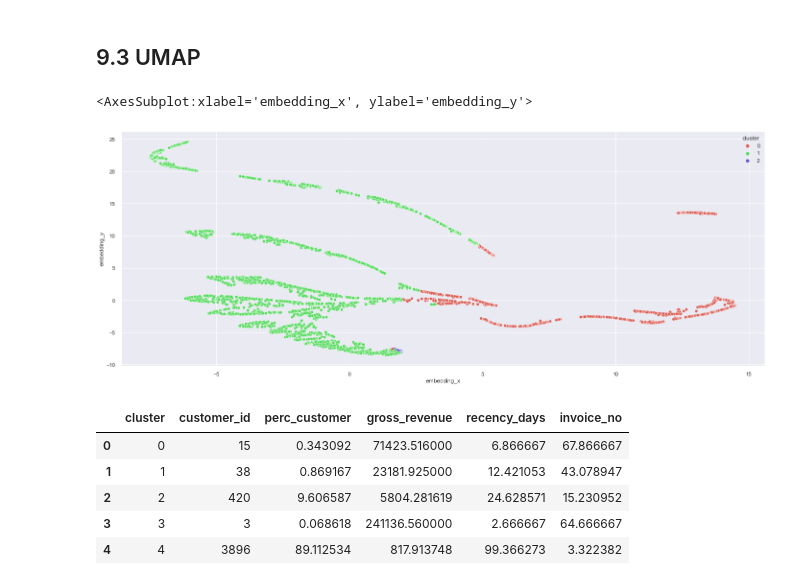
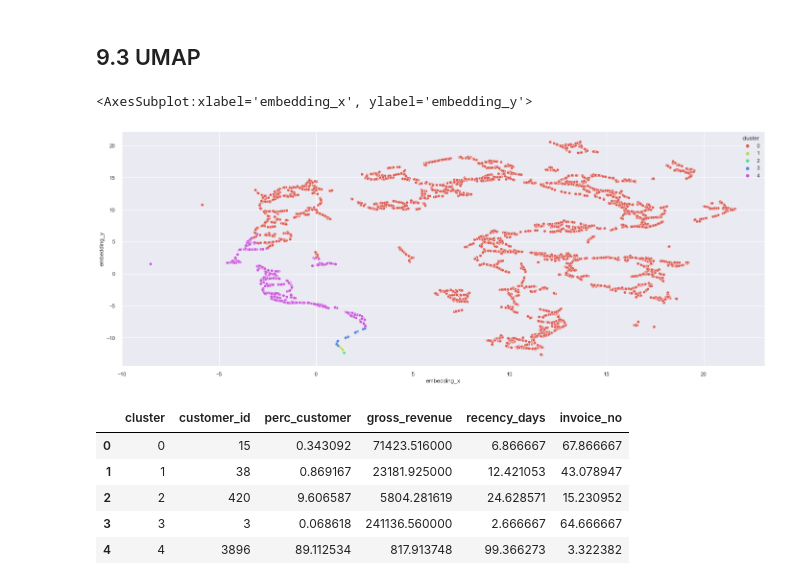
Before and after one commit to carlosandradeds/insiders_clustering, a Jupyter notebook: notebooks/c4.0.cmaq-featuring-engineering.ipynb, the cells around one changed output. Cells and saved outputs as stored; diff of their text form; code cells hidden in the pictures.

```diff
--- a/notebooks/c4.0.cmaq-featuring-engineering.ipynb
+++ b/notebooks/c4.0.cmaq-featuring-engineering.ipynb
@@ -367,0 +404,9 @@ aux
+# %%
+# Number of Returns
+df_returns = df2_returns[['customer_id', 'quantity']].groupby( 'customer_id' ).sum().reset_index().rename( columns={'quantity':'qtde_returns'} )
+df_returns['qtde_returns'] = df_returns['qtde_returns'] * -1
+
+df_ref = pd.merge( df_ref, df_returns, how='left', on='customer_id' )
+df_ref.loc[df_ref['qtde_returns'].isna(), 'qtde_returns'] = 0
+
+df_ref.isna().sum()
@@ -367,0 +425,13 @@ aux
+# %%
+# Basket Size - Quantidade de Items por Cesta ( Quantity )
+df_aux = ( df2_purchases.loc[:, ['customer_id', 'invoice_no', 'quantity']].groupby( 'customer_id' )
+                                                                            .agg( n_purchase=( 'invoice_no', 'nunique'),
+                                                                                  n_products=( 'quantity', 'sum' ) )
+                                                                            .reset_index() )
+
+# calculation
+df_aux['avg_basket_size'] = df_aux['n_products'] / df_aux['n_purchase']
+
+# merge
+df_ref = pd.merge( df_ref, df_aux[['customer_id', 'avg_basket_size']], how='left', on='customer_id' )
+df_ref.isna().sum()
@@ -367,0 +451,14 @@ aux
+# %%
+# Unique Basket Size - Quantidade de produtos distintos por compra
+
+df_aux = ( df2_purchases.loc[:, ['customer_id', 'invoice_no', 'stock_code']].groupby( 'customer_id' )
+                                                                            .agg( n_purchase=( 'invoice_no', 'nunique'),
+                                                                                  n_products=( 'stock_code', 'nunique' ) )
+                                                                            .reset_index() )
+
+# calculation
+df_aux['avg_unique_basket_size'] = df_aux['n_products'] / df_aux['n_purchase']
+
+# merge
+df_ref = pd.merge( df_ref, df_aux[['customer_id', 'avg_unique_basket_size']], how='left', on='customer_id' )
+df_ref.isna().sum()
@@ -384,11 +506,6 @@ df5 = df4.copy()
 # %%
 ## Standard Scalaer
 ss = pp.StandardScaler()
-
-df5['gross_revenue'] = ss.fit_transform( df5[['gross_revenue']] )
-df5['recency_days'] = ss.fit_transform( df5[['recency_days']] )
-df5['invoice_no'] = ss.fit_transform( df5[['invoice_no']] )
-df5['avg_ticket'] = ss.fit_transform( df5[['avg_ticket']] )
 # %% [markdown]
 # 6.0 Feature Selection
 # %%
@@ -494,21 +610,21 @@ sns.pairplot( df_viz, hue='cluster' )
 # %% [markdown]
 ## 9.3 UMAP
 # %%
-reducer = umap.UMAP( n_neighbors=40, random_state=42 )
+reducer = umap.UMAP( n_neighbors=5, random_state=42 )
 embedding = reducer.fit_transform( X )
 
 # embedding
 df_viz['embedding_x'] = embedding[:, 0]
 df_viz['embedding_y'] = embedding[:, 1]
 
 # plot UMAP
 sns.scatterplot( x='embedding_x', y='embedding_y',
                  hue='cluster',
                  palette=sns.color_palette( 'hls', n_colors=len( df_viz['cluster'].unique() ) ),
                  data=df_viz )
 # %% [output]
 <AxesSubplot:xlabel='embedding_x', ylabel='embedding_y'>
-[figure, old version]
+[figure, new version]
 # %%
 # Number of customer
 df_cluster = df9[['customer_id', 'cluster']].groupby( 'cluster' ).count().reset_index()
```
Also changed, not shown: parts of 20 cells of this notebook.
